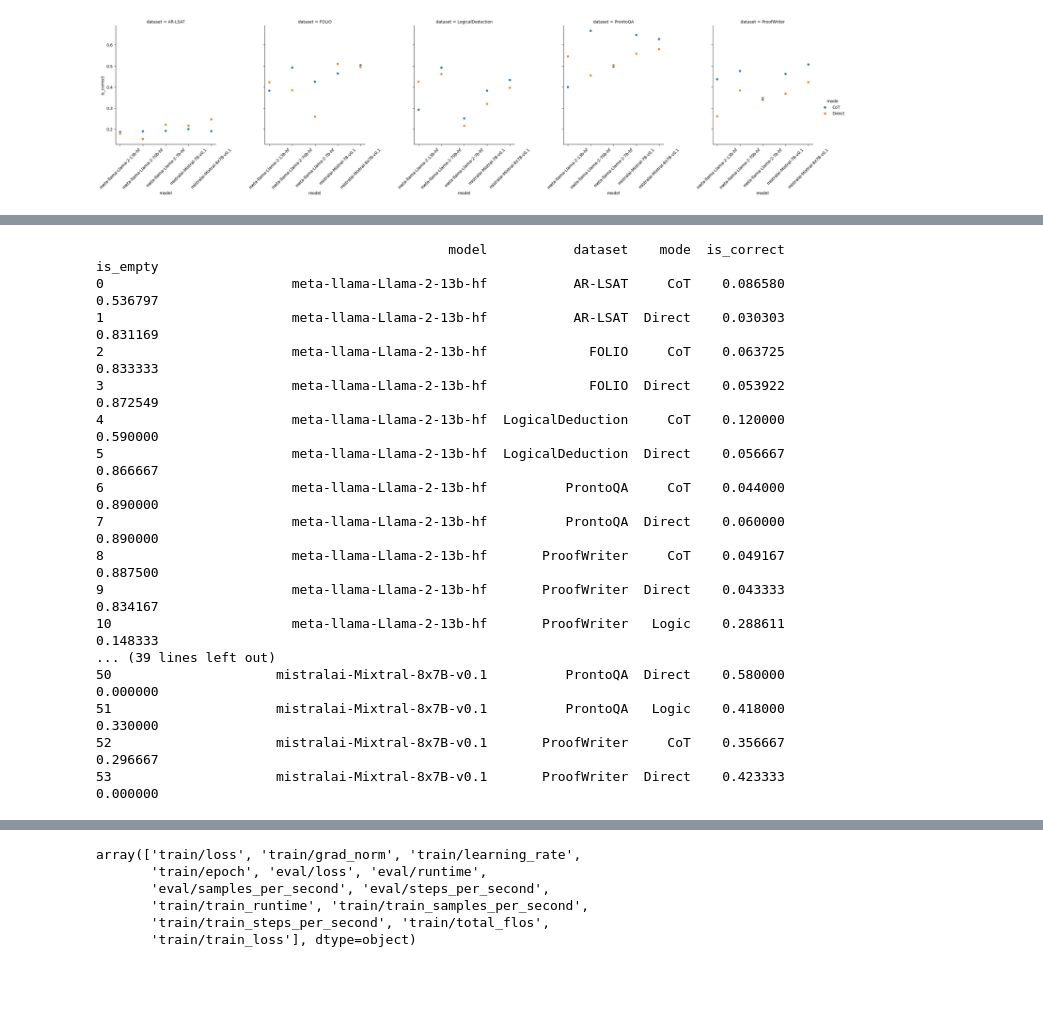
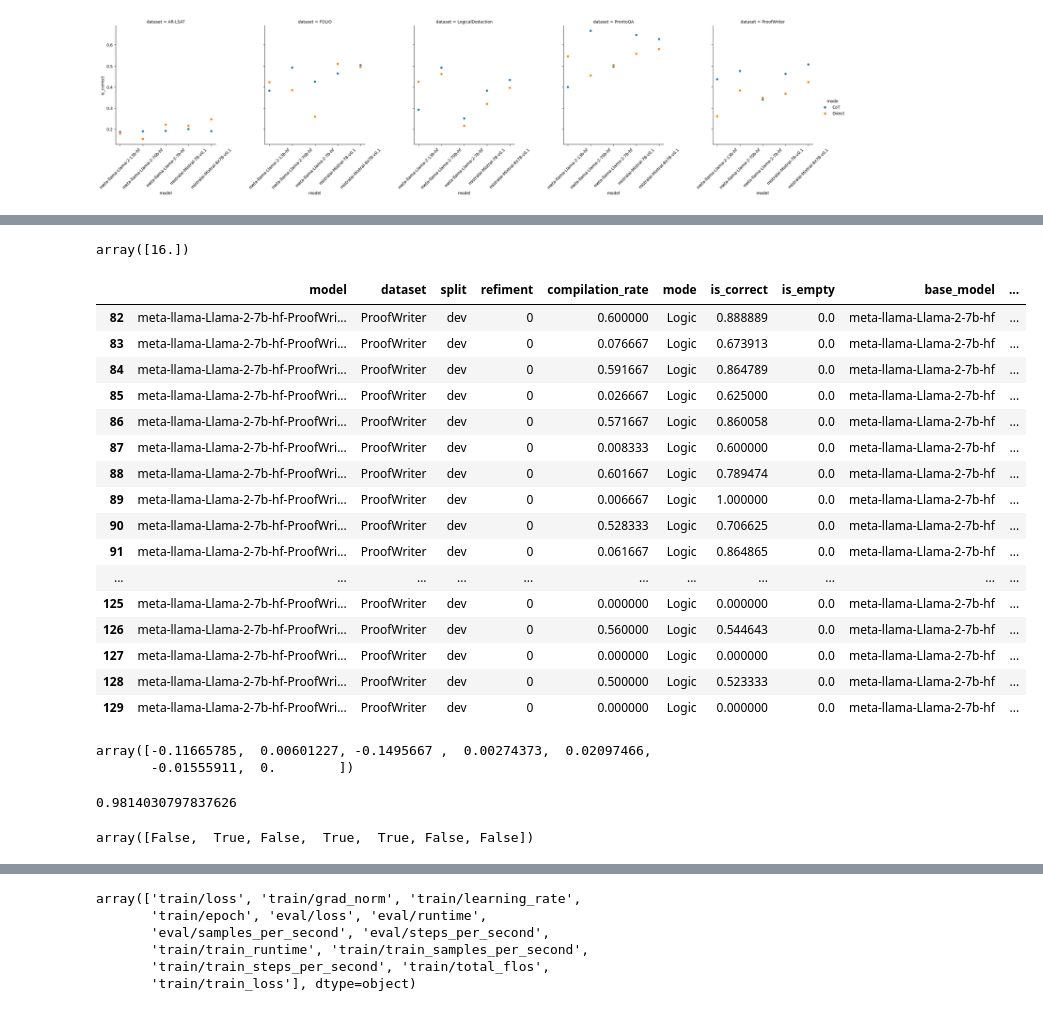
Before and after one commit to wernerolaf/Logic-LLM, a Jupyter notebook: results.ipynb, the cells around one changed output, grey strips where cells are left out. Saved outputs shown, nothing was run; the diff lists cells and outputs as text; code cells hidden in the pictures; blank space fills up the shorter version.

```diff
--- a/results.ipynb
+++ b/results.ipynb
@@ -569,20 +438,35 @@ df_total3
-# %%
-print(df_total3.to_string())
-# %% [output]
-                                             model           dataset    mode  is_correct  is_empty
-0                        meta-llama-Llama-2-13b-hf           AR-LSAT     CoT    0.086580  0.536797
-1                        meta-llama-Llama-2-13b-hf           AR-LSAT  Direct    0.030303  0.831169
-2                        meta-llama-Llama-2-13b-hf             FOLIO     CoT    0.063725  0.833333
-3                        meta-llama-Llama-2-13b-hf             FOLIO  Direct    0.053922  0.872549
-4                        meta-llama-Llama-2-13b-hf  LogicalDeduction     CoT    0.120000  0.590000
-5                        meta-llama-Llama-2-13b-hf  LogicalDeduction  Direct    0.056667  0.866667
-6                        meta-llama-Llama-2-13b-hf          ProntoQA     CoT    0.044000  0.890000
-7                        meta-llama-Llama-2-13b-hf          ProntoQA  Direct    0.060000  0.890000
-8                        meta-llama-Llama-2-13b-hf       ProofWriter     CoT    0.049167  0.887500
-9                        meta-llama-Llama-2-13b-hf       ProofWriter  Direct    0.043333  0.834167
-10                       meta-llama-Llama-2-13b-hf       ProofWriter   Logic    0.288611  0.148333
-... (39 lines left out)
-50                     mistralai-Mixtral-8x7B-v0.1          ProntoQA  Direct    0.580000  0.000000
-51                     mistralai-Mixtral-8x7B-v0.1          ProntoQA   Logic    0.418000  0.330000
-52                     mistralai-Mixtral-8x7B-v0.1       ProofWriter     CoT    0.356667  0.296667
-53                     mistralai-Mixtral-8x7B-v0.1       ProofWriter  Direct    0.423333  0.000000
+# %%
+results_filtered = results_summary.loc[(results_summary.dataset=="ProofWriter") & (results_summary.split=="dev") & (results_summary.is_tuned==True)]
+# %%
+import numpy as np
+from sklearn.linear_model import LinearRegression
+X = np.array([[1, 1], [1, 2], [2, 2], [2, 3]])
+# y = 1 * x_0 + 2 * x_1 + 3
+y = np.dot(X, np.array([1, 2])) + 3
+reg = LinearRegression().fit(X, y)
+reg.score(X, y)
+reg.coef_
+reg.intercept_
+reg.predict(np.array([[3, 5]]))
+# %% [output]
+array([16.])
+# %%
+results_filtered
+# %% [output]
+|  | model | dataset | split | refiment | compilation_rate | mode | is_correct | is_empty | base_model | ... |
+| 82 | meta-llama-Llama-2-7b-hf-ProofWri... | ProofWriter | dev | 0 | 0.600000 | Logic | 0.888889 | 0.0 | meta-llama-Llama-2-7b-hf | ... |
+| 83 | meta-llama-Llama-2-7b-hf-ProofWri... | ProofWriter | dev | 0 | 0.076667 | Logic | 0.673913 | 0.0 | meta-llama-Llama-2-7b-hf | ... |
+| 84 | meta-llama-Llama-2-7b-hf-ProofWri... | ProofWriter | dev | 0 | 0.591667 | Logic | 0.864789 | 0.0 | meta-llama-Llama-2-7b-hf | ... |
+| 85 | meta-llama-Llama-2-7b-hf-ProofWri... | ProofWriter | dev | 0 | 0.026667 | Logic | 0.625000 | 0.0 | meta-llama-Llama-2-7b-hf | ... |
+| 86 | meta-llama-Llama-2-7b-hf-ProofWri... | ProofWriter | dev | 0 | 0.571667 | Logic | 0.860058 | 0.0 | meta-llama-Llama-2-7b-hf | ... |
+| 87 | meta-llama-Llama-2-7b-hf-ProofWri... | ProofWriter | dev | 0 | 0.008333 | Logic | 0.600000 | 0.0 | meta-llama-Llama-2-7b-hf | ... |
+| 88 | meta-llama-Llama-2-7b-hf-ProofWri... | ProofWriter | dev | 0 | 0.601667 | Logic | 0.789474 | 0.0 | meta-llama-Llama-2-7b-hf | ... |
+| 89 | meta-llama-Llama-2-7b-hf-ProofWri... | ProofWriter | dev | 0 | 0.006667 | Logic | 1.000000 | 0.0 | meta-llama-Llama-2-7b-hf | ... |
+| 90 | meta-llama-Llama-2-7b-hf-ProofWri... | ProofWriter | dev | 0 | 0.528333 | Logic | 0.706625 | 0.0 | meta-llama-Llama-2-7b-hf | ... |
+| 91 | meta-llama-Llama-2-7b-hf-ProofWri... | ProofWriter | dev | 0 | 0.061667 | Logic | 0.864865 | 0.0 | meta-llama-Llama-2-7b-hf | ... |
+| ... | ... | ... | ... | ... | ... | ... | ... | ... | ... | ... |
+| 125 | meta-llama-Llama-2-7b-hf-ProofWri... | ProofWriter | dev | 0 | 0.000000 | Logic | 0.000000 | 0.0 | meta-llama-Llama-2-7b-hf | ... |
+| 126 | meta-llama-Llama-2-7b-hf-ProofWri... | ProofWriter | dev | 0 | 0.560000 | Logic | 0.544643 | 0.0 | meta-llama-Llama-2-7b-hf | ... |
+| 127 | meta-llama-Llama-2-7b-hf-ProofWri... | ProofWriter | dev | 0 | 0.000000 | Logic | 0.000000 | 0.0 | meta-llama-Llama-2-7b-hf | ... |
+| 128 | meta-llama-Llama-2-7b-hf-ProofWri... | ProofWriter | dev | 0 | 0.500000 | Logic | 0.523333 | 0.0 | meta-llama-Llama-2-7b-hf | ... |
+| 129 | meta-llama-Llama-2-7b-hf-ProofWri... | ProofWriter | dev | 0 | 0.000000 | Logic | 0.000000 | 0.0 | meta-llama-Llama-2-7b-hf | ... |
@@ -588,0 +479,15 @@ print(df_total3.to_string())
+# %%
+reg = LinearRegression().fit(X, y)
+reg.score(X, y)
+reg.coef_
+# %% [output]
+array([-0.11665785,  0.00601227, -0.1495667 ,  0.00274373,  0.02097466,
+       -0.01555911,  0.        ])
+# %%
+reg.score(X, y)
+# %% [output]
+0.9814030797837626
+# %%
+reg.coef_>0
+# %% [output]
+array([False,  True, False,  True,  True, False, False])
```
Also changed, not shown: parts of 62 cells of this notebook, 16 other files.
